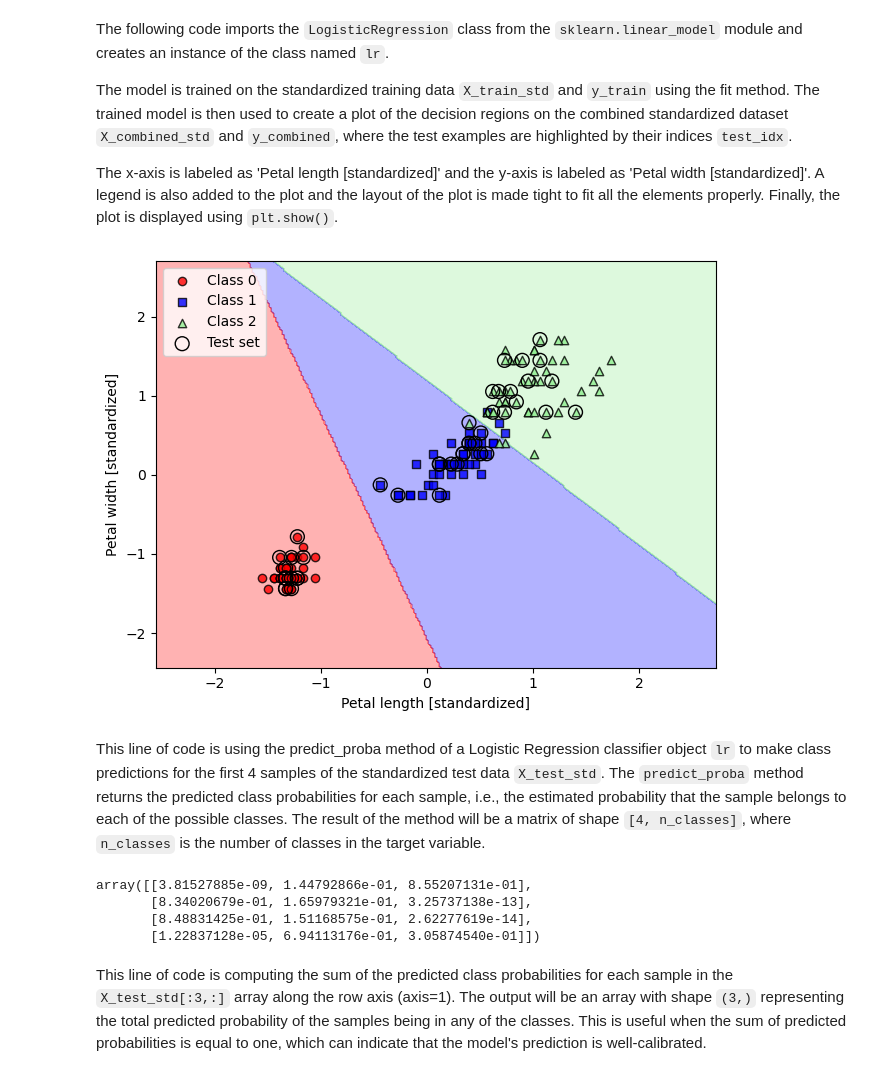
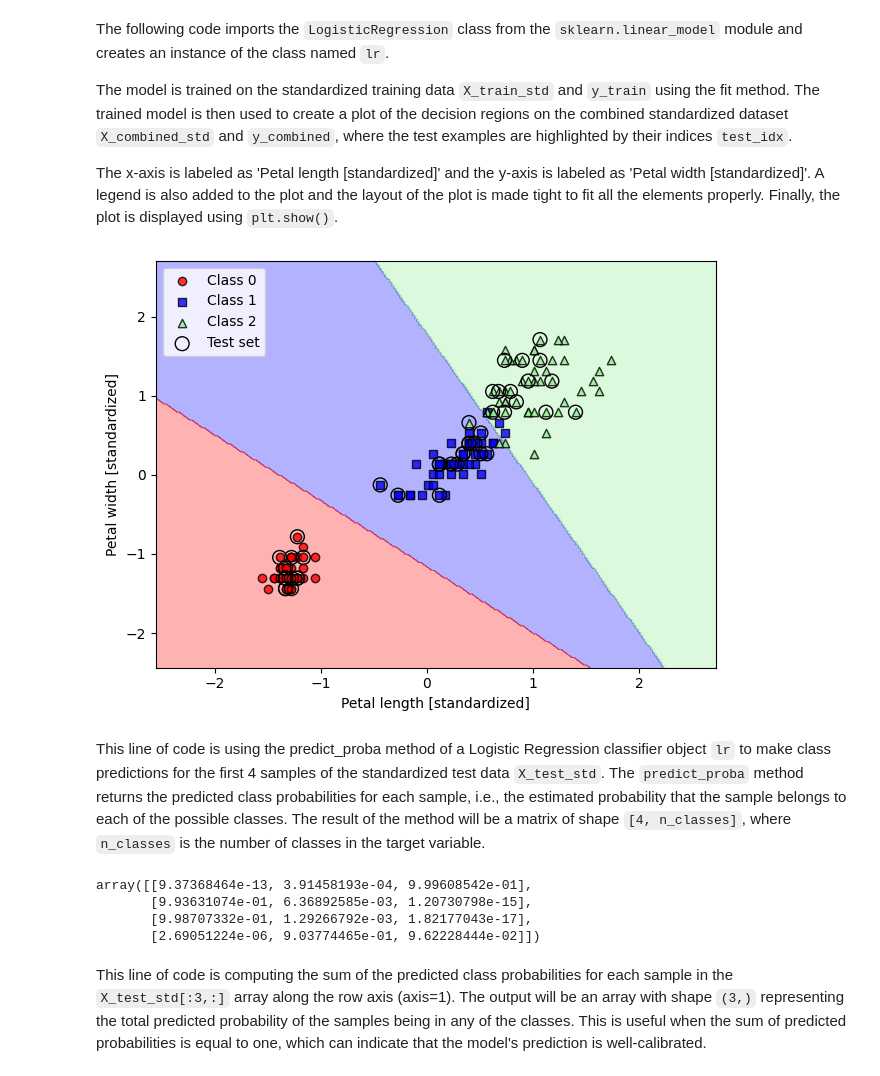
Before and after one commit to brianjalaian/CAP6606_ML_ISR, a Jupyter notebook: modules/03_sklearn_classifiers/ch03-BAJ.ipynb, the cells around one changed output. Cells and saved outputs as stored; diff of their text form; code cells hidden in the pictures.

```diff
--- a/modules/03_sklearn_classifiers/ch03-BAJ.ipynb
+++ b/modules/03_sklearn_classifiers/ch03-BAJ.ipynb
@@ -503,28 +525,28 @@ The x-axis is labeled as 'Petal length [standardized]' and the y-axis is labeled
 # %%
 from sklearn.linear_model import LogisticRegression
 
-lr = LogisticRegression(C=100.0, solver='lbfgs', multi_class='ovr')
+lr = LogisticRegression(C=100.0, solver='lbfgs')
 lr.fit(X_train_std, y_train)
 
 plot_decision_regions(X_combined_std, y_combined,
                       classifier=lr, test_idx=range(105, 150))
 plt.xlabel('Petal length [standardized]')
 plt.ylabel('Petal width [standardized]')
 plt.legend(loc='upper left')
 plt.tight_layout()
 #plt.savefig('figures/03_06.png', dpi=300)
 plt.show()
 # %% [output]
-[figure, old version]
+[figure, new version]
 # %% [markdown]
 This line of code is using the predict_proba method of a Logistic Regression classifier object `lr` to make class predictions for the first 4 samples of the standardized test data `X_test_std`. The `predict_proba` method returns the predicted class probabilities for each sample, i.e., the estimated probability that the sample belongs to each of the possible classes. The result of the method will be a matrix of shape `[4, n_classes]`, where `n_classes` is the number of classes in the target variable.
 # %%
 lr.predict_proba(X_test_std[:4, :])
 # %% [output]
-array([[3.81527885e-09, 1.44792866e-01, 8.55207131e-01],
-       [8.34020679e-01, 1.65979321e-01, 3.25737138e-13],
-       [8.48831425e-01, 1.51168575e-01, 2.62277619e-14],
-       [1.22837128e-05, 6.94113176e-01, 3.05874540e-01]])
+array([[9.37368464e-13, 3.91458193e-04, 9.99608542e-01],
+       [9.93631074e-01, 6.36892585e-03, 1.20730798e-15],
+       [9.98707332e-01, 1.29266792e-03, 1.82177043e-17],
+       [2.69051224e-06, 9.03774465e-01, 9.62228444e-02]])
 # %% [markdown]
 This line of code is computing the sum of the predicted class probabilities for each sample in the `X_test_std[:3,:]` array along the row axis (axis=1). The output will be an array with shape `(3,)` representing the total predicted probability of the samples being in any of the classes. This is useful when the sum of predicted probabilities is equal to one, which can indicate that the model's prediction is well-calibrated.
 # %%
```
Also changed, not shown: parts of 29 cells of this notebook, 3 other files.
